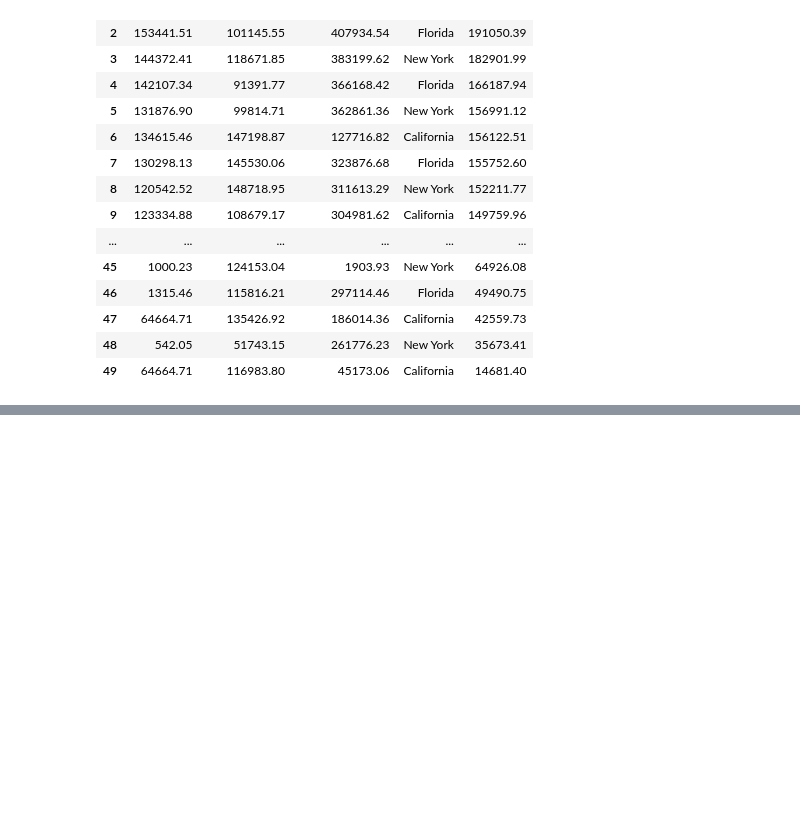
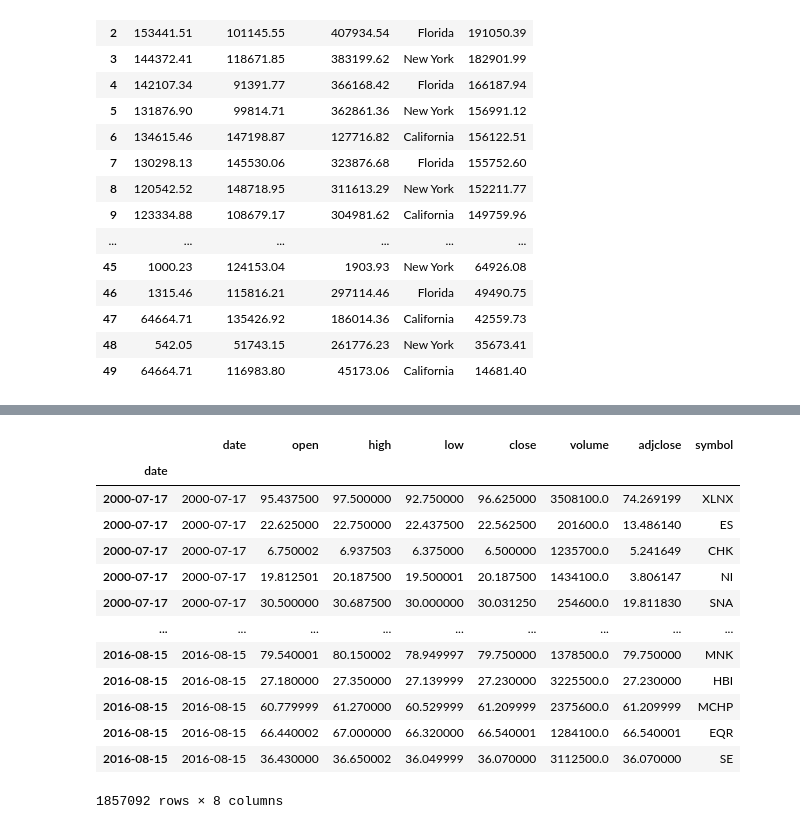
Before and after one commit to aioskill/genai2026, a Jupyter notebook: notebooks/python_basics/NullHandling.ipynb, the cells around one changed output, grey strips where cells are left out. Saved outputs shown, nothing was run; the diff lists cells and outputs as text; code cells hidden in the pictures; blank space fills up the shorter version.

Commit message:
null data handling in time seies

```diff
--- a/notebooks/python_basics/NullHandling.ipynb
+++ b/notebooks/python_basics/NullHandling.ipynb
@@ -290,3 +290,6 @@ Florida
 | 47 | 64664.71 | 135426.92 | 186014.36 | California | 42559.73 |
 | 48 | 542.05 | 51743.15 | 261776.23 | New York | 35673.41 |
 | 49 | 64664.71 | 116983.80 | 45173.06 | California | 14681.40 |
+# %%
+df = pd.read_csv("/home/aio/training/data/stocks.csv")
+df
@@ -292,0 +310,19 @@ Florida
+# %%
+stocks = df.copy()
+stocks.index = pd.to_datetime(stocks.date)
+stocks
+# %% [output]
+|  | date | open | high | low | close | volume | adjclose | symbol |
+| date |  |  |  |  |  |  |  |  |
+| 2000-07-17 | 2000-07-17 | 95.437500 | 97.500000 | 92.750000 | 96.625000 | 3508100.0 | 74.269199 | XLNX |
+| 2000-07-17 | 2000-07-17 | 22.625000 | 22.750000 | 22.437500 | 22.562500 | 201600.0 | 13.486140 | ES |
+| 2000-07-17 | 2000-07-17 | 6.750002 | 6.937503 | 6.375000 | 6.500000 | 1235700.0 | 5.241649 | CHK |
+| 2000-07-17 | 2000-07-17 | 19.812501 | 20.187500 | 19.500001 | 20.187500 | 1434100.0 | 3.806147 | NI |
+| 2000-07-17 | 2000-07-17 | 30.500000 | 30.687500 | 30.000000 | 30.031250 | 254600.0 | 19.811830 | SNA |
+| ... | ... | ... | ... | ... | ... | ... | ... | ... |
+| 2016-08-15 | 2016-08-15 | 79.540001 | 80.150002 | 78.949997 | 79.750000 | 1378500.0 | 79.750000 | MNK |
+| 2016-08-15 | 2016-08-15 | 27.180000 | 27.350000 | 27.139999 | 27.230000 | 3225500.0 | 27.230000 | HBI |
+| 2016-08-15 | 2016-08-15 | 60.779999 | 61.270000 | 60.529999 | 61.209999 | 2375600.0 | 61.209999 | MCHP |
+| 2016-08-15 | 2016-08-15 | 66.440002 | 67.000000 | 66.320000 | 66.540001 | 1284100.0 | 66.540001 | EQR |
+| 2016-08-15 | 2016-08-15 | 36.430000 | 36.650002 | 36.049999 | 36.070000 | 3112500.0 | 36.070000 | SE |
+1857092 rows × 8 columns
```
Also changed, not shown: parts of 10 cells of this notebook.
